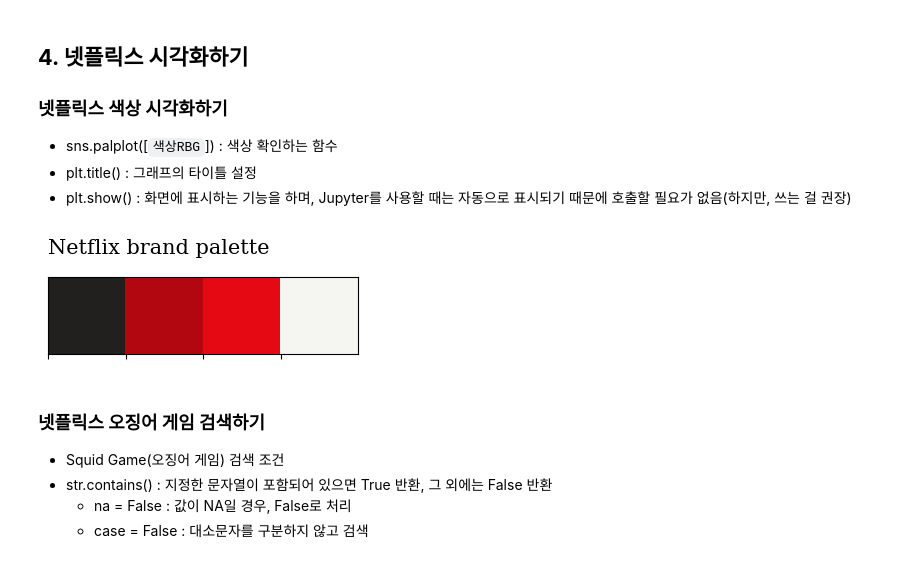
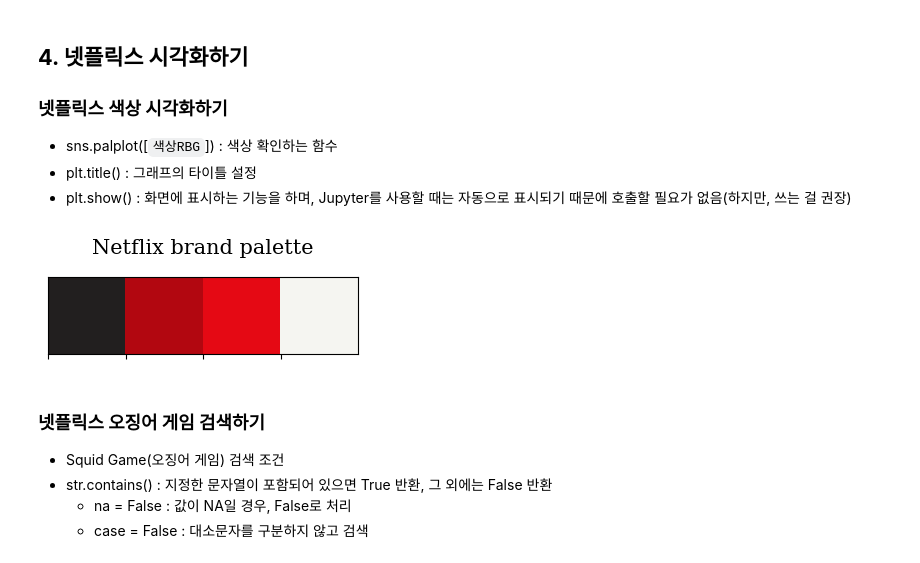
Before and after one commit to siyeon04/Python_Webscraping_Analysis, a Jupyter notebook: 09.넷플릭스 데이터 분석 프로젝트.ipynb, the cells around one changed output. Drawn from its saved outputs; the diff is of its cells as text; code cells hidden in the pictures.

```diff
--- a/09.넷플릭스 데이터 분석 프로젝트.ipynb
+++ b/09.넷플릭스 데이터 분석 프로젝트.ipynb
@@ -506,12 +506,12 @@ Name: count, dtype: int64
 # %%
 # 넷플릭스 브랜드 상징 색깔 시각화
 sns.palplot(['#221f1f', '#b20710', '#e50914', '#f5f5f1'])
 
 # 제목 정하기
-plt.title('Netflix brand palette', loc='left', fontfamily='serif', fontsize=15, y=1.2)
+plt.title('Netflix brand palette', loc='center', fontfamily='serif', fontsize=15, y=1.2)
 plt.show()
 # %% [output]
-[figure, old version]
+[figure, new version]
 # %% [markdown]
 ### **넷플릭스 오징어 게임 검색하기**
 * Squid Game(오징어 게임) 검색 조건
```
Also changed, not shown: parts of 7 cells of this notebook.
